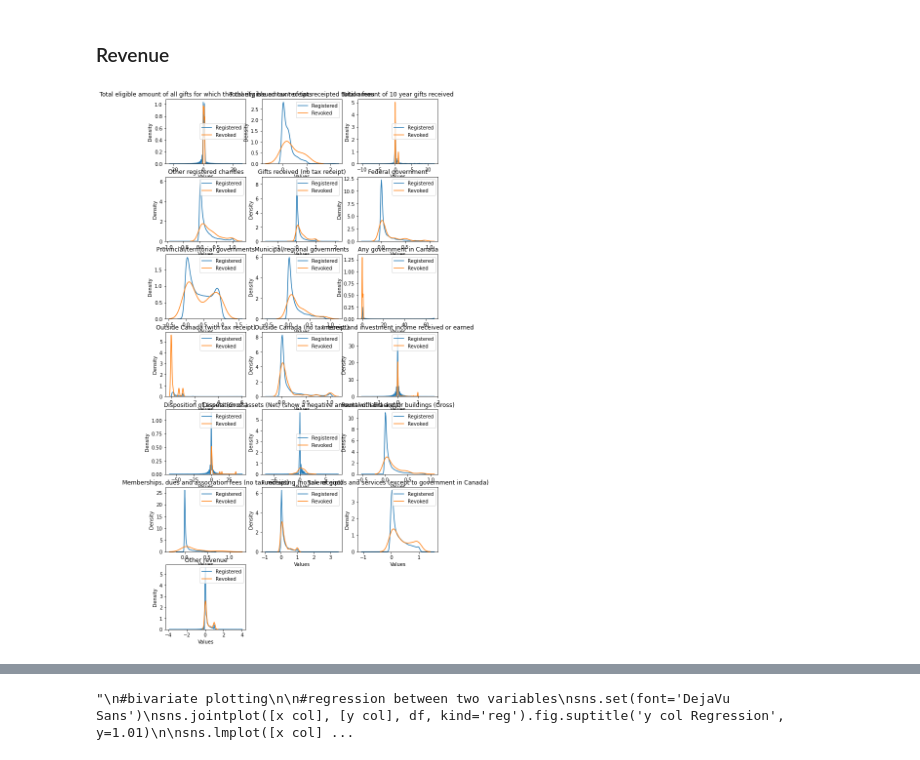
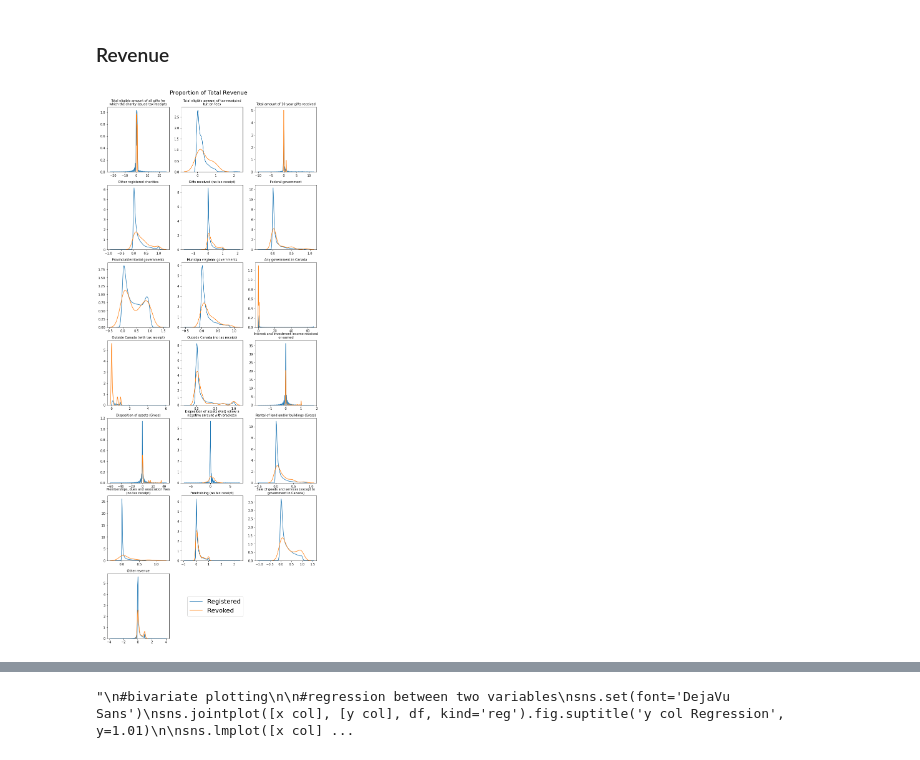
Before and after one commit to samanthacassar/canadacharities, a Jupyter notebook: exploratory_analysis.ipynb, the cells around one changed output, grey strips where cells are left out. Saved outputs shown, nothing was run; the diff lists cells and outputs as text; code cells hidden in the pictures.

```diff
--- a/exploratory_analysis.ipynb
+++ b/exploratory_analysis.ipynb
@@ -48,7 +49,7 @@ for category in top_categories:
     top_subcategories = cat_df['Sub-Category'].value_counts(dropna=False)[:10].index.tolist()
     cat_df = cat_df.loc[cat_df['Sub-Category'].isin(top_subcategories), :]
 
-    plt.figure(figsize=[10,10])
+    plt.figure(figsize=[10,5])
     cat_df = cat_df.groupby(['Status','Sub-Category'])['BN/Registration Number'].agg(['count'])
     cat_df['subcategory_perc'] = cat_df['count'] / (cat_df.groupby(level=0)['count'].transform('sum'))
     cat_df = cat_df['subcategory_perc'].reset_index().sort_values(['Status', 'subcategory_perc'], ascending=False)
@@ -131,7 +132,7 @@ for category in top_categories:
     top_program_areas = cat_df['1200 Program Area'].value_counts(dropna=False)[:10].index.tolist()
     cat_df = cat_df.loc[cat_df['1200 Program Area'].isin(top_program_areas), :]
 
-    plt.figure(figsize=[10,10])
+    plt.figure(figsize=[10,5])
     cat_df = cat_df.groupby(['Status','1200 Program Area'])['BN/Registration Number'].agg(['count'])
     cat_df['subcategory_perc'] = cat_df['count'] / (cat_df.groupby(level=0)['count'].transform('sum'))
     cat_df = cat_df['subcategory_perc'].reset_index().sort_values(['Status', 'subcategory_perc'], ascending=False)
@@ -185,41 +186,33 @@ def removeOutliers(data, thresholdStd = 3):
 revenue_cols = [col for col in df.columns if '_perc_revenue' in col] + ['Status']
 #make data from wide to long using category column
 revenue_data = df[revenue_cols]
-# %%
-# Create main figure
-
-fig = plt.figure(1)
-for k in range(Tot):
-
-  # add every single subplot to the figure with a for loop
-
-  ax = fig.add_subplot(Rows,Cols,Position[k])
-  ax.plot(x,y)      # Or whatever you want in the subplot
-
-plt.show()
 # %%
 col_list = revenue_data.select_dtypes(include='number').columns
 tot_plots = len(col_list)
 num_cols = 3
 num_rows = tot_plots // num_cols
 num_rows += tot_plots % num_cols
 
 position = range(1,tot_plots + 1)
 
-plt.figure(figsize=[10,20])
+plt.figure(figsize=[12,15])
 fig = plt.figure(1)
+plt.suptitle('Proportion of Total Revenue', x=.5,y=1.75, fontsize = 18)
 
 for i, col in enumerate(col_list):
     ax = fig.add_subplot(num_rows, num_cols, position[i])
     for category in ['Registered', 'Revoked']:
         subdata = revenue_data.loc[revenue_data['Status']==category, col]
         subdata = removeOutliers(subdata)
         sns.kdeplot(data=subdata, ax=ax, label=category)
-    plt.legend()
-    ax.set_title(data_dic.loc[data_dic['column_name']==col.split('_')[0], 'description'].values[0])
-    ax.set_xlabel('Values')
-    ax.set_ylabel('Density')
+    if i != (len(col_list)-1):
+        ax.get_legend().remove()
+    else:
+        ax.legend(loc='upper center', bbox_to_anchor=(1.75,0.7), prop={'size': 20})
+    title = data_dic.loc[data_dic['column_name']==col.split('_')[0], 'description'].values[0]
+    ax.set_title("\n".join(wrap(title,40)), fontsize=10)
 
+plt.subplots_adjust(top=1.7)
 plt.show()
 # %% [output]
-[figure, old version]
+[figure, new version]
```
Also changed, not shown: parts of 15 cells of this notebook.
